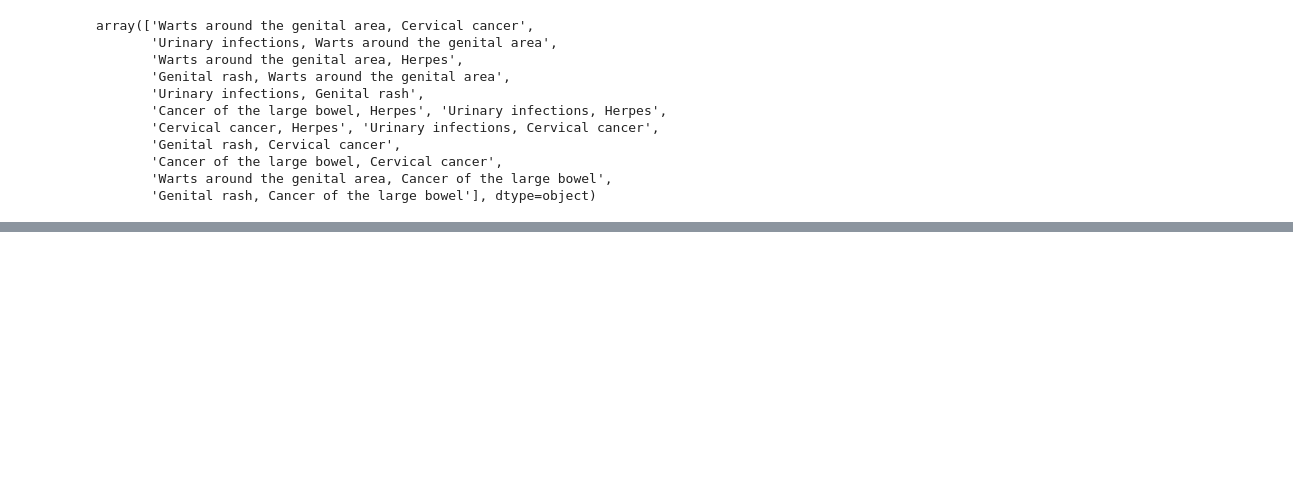
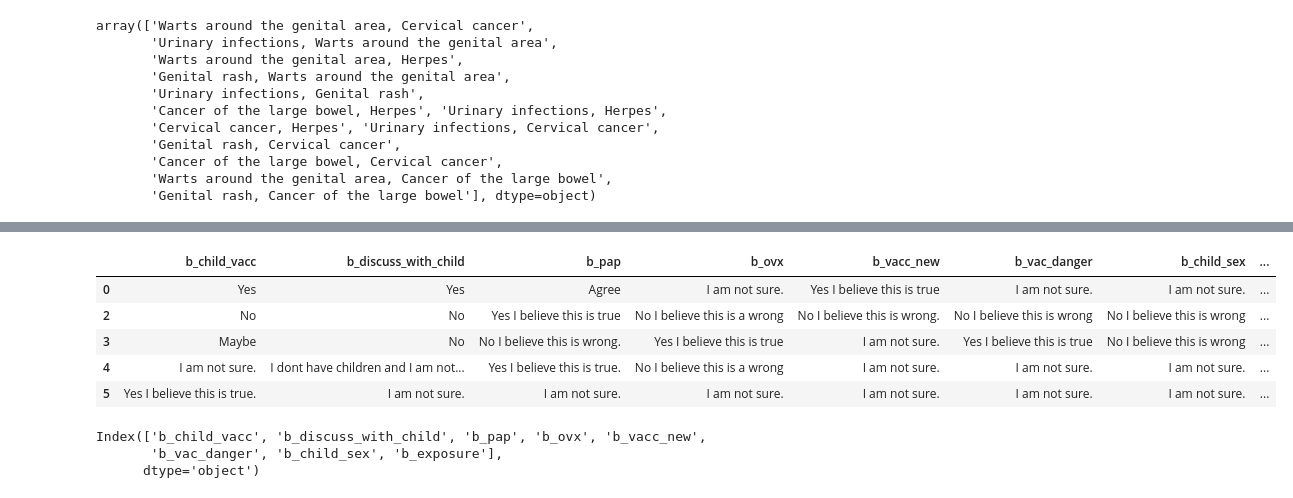
Before and after one commit to mehrdadanvar/hpv, a Jupyter notebook: clean.ipynb, the cells around one changed output, grey strips where cells are left out. Drawn from its saved outputs; the diff is of its cells as text; code cells hidden in the pictures; blank space fills up the shorter version.

```diff
--- a/clean.ipynb
+++ b/clean.ipynb
@@ -26,0 +131,40 @@ bel = df[belief_names]
+# %%
+dicc= list(bel["b_vac_danger"].unique())
+print(dicc)
+def correct_vaccdanger(row):
+    ans = row["b_vac_danger"]
+    print(ans)
+    score = 0
+    if dicc[2] in ans:
+        score+=1
+    return score
+
+bel["b_vac_danger_1"] = bel.apply(lambda x:correct_vaccdanger(x), axis=1)
+bel["b_vac_danger_1"]
+# %%
+dicc= list(bel["b_child_sex"].unique())
+print(dicc)
+def correct_childsex(row):
+    ans = row["b_child_sex"]
+    print(ans)
+    score = 0
+    if dicc[1] in ans:
+        score+=1
+    return score
+
+bel["b_child_sex_1"] = bel.apply(lambda x:correct_childsex(x), axis=1)
+bel["b_child_sex_1"]
+# %%
+bel["b_men_need"] = bel["b_men_need"].fillna("I am not sure.")
+dicc= list(bel["b_men_need"].unique())
+print(dicc)
+def correct_menneed(row):
+    ans = row["b_men_need"]
+    print(ans)
+    score = 0
+    if dicc[1] in ans:
+        score+=1
+    return score
+
+bel["b_men_need_1"] = bel.apply(lambda x:correct_menneed(x), axis=1)
+bel["b_men_need_1"]
@@ -26,0 +216,2 @@ bel = df[belief_names]
+# %%
+bel["b_men_need"] = bel["b_men_need"].fillna("I am not sure.")
@@ -374,0 +1116,15 @@ array(['Warts around the genital area, Cervical cancer',
+# %%
+bel.head()
+# %% [output]
+|  | b_child_vacc | b_discuss_with_child | b_pap | b_ovx | b_vacc_new | b_vac_danger | b_child_sex | ... |
+| 0 | Yes | Yes | Agree | I am not sure. | Yes I believe this is true | I am not sure. | I am not sure. | ... |
+| 2 | No | No | Yes I believe this is true | No I believe this is a wrong | No I believe this is wrong. | No I believe this is wrong | No I believe this is wrong | ... |
+| 3 | Maybe | No | No I believe this is wrong. | Yes I believe this is true | I am not sure. | Yes I believe this is true | No I believe this is wrong | ... |
+| 4 | I am not sure. | I dont have children and I am not... | Yes I believe this is true. | No I believe this is a wrong | I am not sure. | I am not sure. | I am not sure. | ... |
+| 5 | Yes I believe this is true. | I am not sure. | I am not sure. | I am not sure. | I am not sure. | I am not sure. | I am not sure. | ... |
+# %%
+bel.columns
+# %% [output]
+Index(['b_child_vacc', 'b_discuss_with_child', 'b_pap', 'b_ovx', 'b_vacc_new',
+       'b_vac_danger', 'b_child_sex', 'b_exposure'],
+      dtype='object')
```
Also changed, not shown: parts of 44 cells of this notebook.
